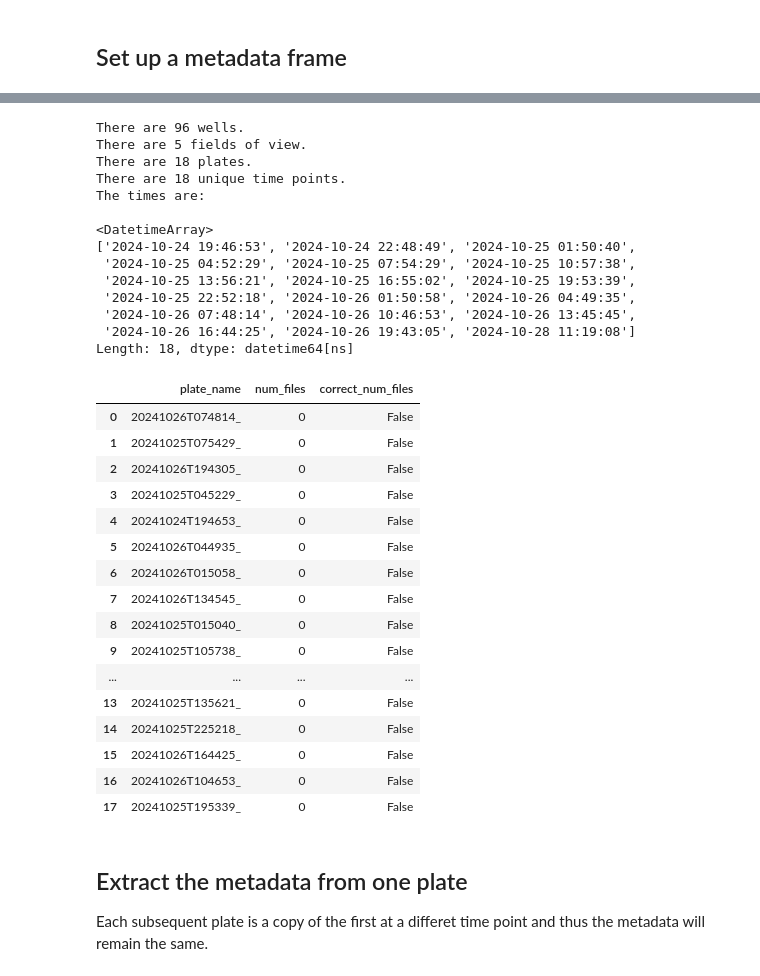
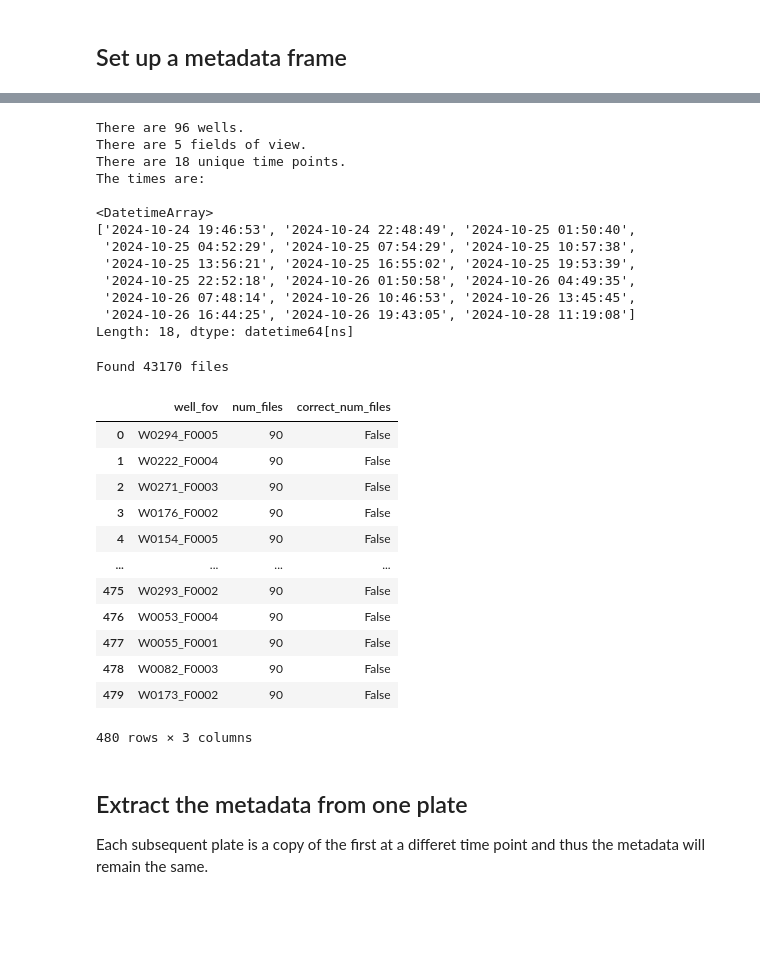
Before and after one commit to MikeLippincott/pyroptosis_live-cell_timelapse, a Jupyter notebook: Wave1_data/1.preprocess_data/notebooks/0.preprocess_raw_data.ipynb, the cells around one changed output, grey strips where cells are left out. Saved outputs shown, nothing was run; the diff lists cells and outputs as text; code cells hidden in the pictures; blank space fills up the shorter version.

```diff
--- a/Wave1_data/1.preprocess_data/notebooks/0.preprocess_raw_data.ipynb
+++ b/Wave1_data/1.preprocess_data/notebooks/0.preprocess_raw_data.ipynb
@@ -105,14 +194,12 @@ df.head()
 # %%
 print(f"There are {len(df['Well'].unique())} wells.")
 print(f"There are {len(df['FOV'].unique())} fields of view.")
-print(f"There are {len(df['Plate'].unique())} plates.")
 print(f"There are {len(df['Date_Time'].unique())} unique time points.")
 print("The times are:\n")
 print(df["Date_Time"].unique())
 # %% [output]
 There are 96 wells.
 There are 5 fields of view.
-There are 18 plates.
 There are 18 unique time points.
 The times are:
 
@@ -124,51 +211,60 @@ The times are:
  '2024-10-26 07:48:14', '2024-10-26 10:46:53', '2024-10-26 13:45:45',
  '2024-10-26 16:44:25', '2024-10-26 19:43:05', '2024-10-28 11:19:08']
 Length: 18, dtype: datetime64[ns]
+# %%
+# get a list of all files in the data dir recursively
+list_of_files = glob.glob(str(path_to_repo_data / "**/*.tif*"), recursive=True)
+print(f"Found {len(list_of_files)} files")
+list_of_files = [pathlib.Path(file) for file in list_of_files]
+for file in tqdm.tqdm(list_of_files):
+    for time_string, time in time_map.items():
+        if time_string in file.stem:
+            file_path = pathlib.Path(file)
+            new_file_path = str(file_path).replace(time_string, f"T{time}")
+            file_path.rename(new_file_path)
+# %% [output]
+Found 43170 files
 # %%
 # check that there are
 # 5 fovs * 5 channels * 96 wells = 2400 images per plate
 fovs = 5
 channels = 5
 wells = 96
 images_per_plate = fovs * channels * wells
 # get the dirs in the data directory
 dirs = glob.glob(str(pathlib.Path("../../../data/raw") / "*"))
 dirs = [x for x in dirs if pathlib.Path(x).is_dir()]
 plate_dict = {
-    "plate_name": [],
+    "well_fov": [],
     "num_files": [],
 }
 for dir in dirs:
     if pathlib.Path(dir).name != "platemaps":
         # get the files in the dir
         files = glob.glob(str(pathlib.Path(dir) / "*"))
         files = [x for x in files if pathlib.Path(x).is_file()]
-        plate_dict["plate_name"].append(pathlib.Path(dir).name)
+        plate_dict["well_fov"].append(pathlib.Path(dir).name)
         plate_dict["num_files"].append(len(files))
 plate_df = pd.DataFrame(plate_dict)
 plate_df["correct_num_files"] = plate_df["num_files"] == images_per_plate
 # sort by correct_num_files
 plate_df.sort_values(by="correct_num_files", inplace=True)
 plate_df.reset_index(drop=True, inplace=True)
 plate_df
 # %% [output]
-|  | plate_name | num_files | correct_num_files |
-| 0 | 20241026T074814_ | 0 | False |
-| 1 | 20241025T075429_ | 0 | False |
-| 2 | 20241026T194305_ | 0 | False |
-| 3 | 20241025T045229_ | 0 | False |
-| 4 | 20241024T194653_ | 0 | False |
-| 5 | 20241026T044935_ | 0 | False |
-| 6 | 20241026T015058_ | 0 | False |
-| 7 | 20241026T134545_ | 0 | False |
-| 8 | 20241025T015040_ | 0 | False |
-| 9 | 20241025T105738_ | 0 | False |
+|  | well_fov | num_files | correct_num_files |
+| 0 | W0294_F0005 | 90 | False |
+| 1 | W0222_F0004 | 90 | False |
+| 2 | W0271_F0003 | 90 | False |
+| 3 | W0176_F0002 | 90 | False |
+| 4 | W0154_F0005 | 90 | False |
 | ... | ... | ... | ... |
-| 13 | 20241025T135621_ | 0 | False |
-| 14 | 20241025T225218_ | 0 | False |
-| 15 | 20241026T164425_ | 0 | False |
-| 16 | 20241026T104653_ | 0 | False |
-| 17 | 20241025T195339_ | 0 | False |
+| 475 | W0293_F0002 | 90 | False |
+| 476 | W0053_F0004 | 90 | False |
+| 477 | W0055_F0001 | 90 | False |
+| 478 | W0082_F0003 | 90 | False |
+| 479 | W0173_F0002 | 90 | False |
+480 rows × 3 columns
 # %% [markdown]
 ## Extract the metadata from one plate
 Each subsequent plate is a copy of the first at a differet time point and thus the metadata will remain the same.
```
Also changed, not shown: parts of 7 cells of this notebook, 3 other files.
